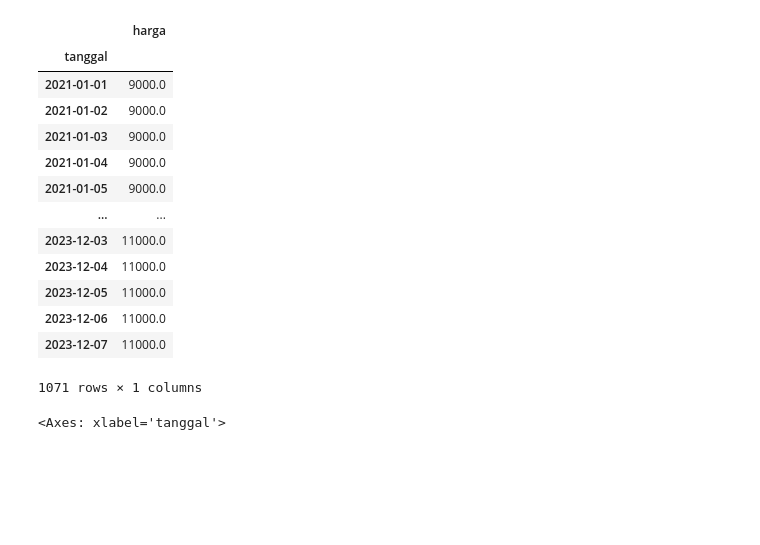
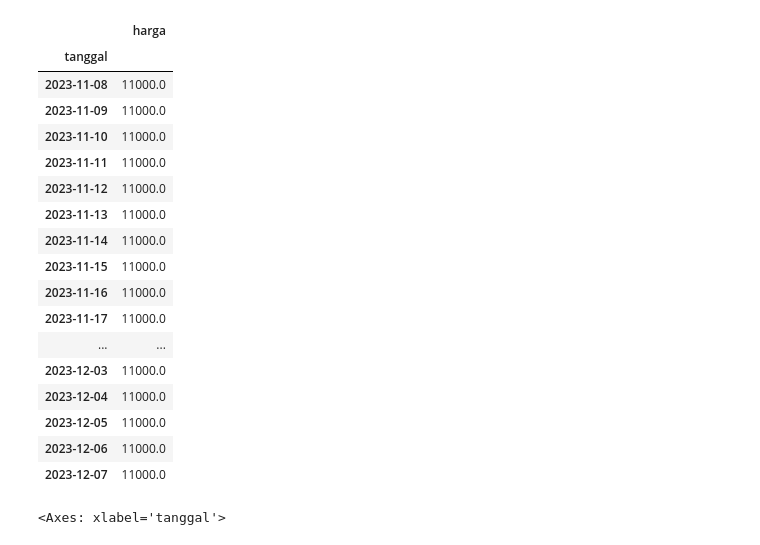
Before and after one commit to ahmdriffai/wsb-vegetablesprice-forecast, a Jupyter notebook: notebook/lstm_model.ipynb, the cells around one changed output. Saved outputs shown, nothing was run; the diff lists cells and outputs as text; code cells hidden in the pictures; blank space fills up the shorter version.

```diff
--- a/notebook/lstm_model.ipynb
+++ b/notebook/lstm_model.ipynb
@@ -17,23 +14,27 @@ To enable the following instructions: AVX2 FMA, in other operations, rebuild Ten
 # %%
 # create dataframe from csv file
 pick_harga = 'KTG'
 data = pd.read_csv(f'../data/timeseries-{pick_harga}-wonosobo.csv', index_col='tanggal', parse_dates=True)
-data
+data.tail(30)
 # %% [output]
 |  | harga |
 | tanggal |  |
-| 2021-01-01 | 9000.0 |
-| 2021-01-02 | 9000.0 |
-| 2021-01-03 | 9000.0 |
-| 2021-01-04 | 9000.0 |
-| 2021-01-05 | 9000.0 |
+| 2023-11-08 | 11000.0 |
+| 2023-11-09 | 11000.0 |
+| 2023-11-10 | 11000.0 |
+| 2023-11-11 | 11000.0 |
+| 2023-11-12 | 11000.0 |
+| 2023-11-13 | 11000.0 |
+| 2023-11-14 | 11000.0 |
+| 2023-11-15 | 11000.0 |
+| 2023-11-16 | 11000.0 |
+| 2023-11-17 | 11000.0 |
 | ... | ... |
 | 2023-12-03 | 11000.0 |
 | 2023-12-04 | 11000.0 |
 | 2023-12-05 | 11000.0 |
 | 2023-12-06 | 11000.0 |
 | 2023-12-07 | 11000.0 |
-1071 rows × 1 columns
 # %%
 # plot data
 data.plot()
```
Also changed, not shown: parts of 16 cells of this notebook, 2 other files.
